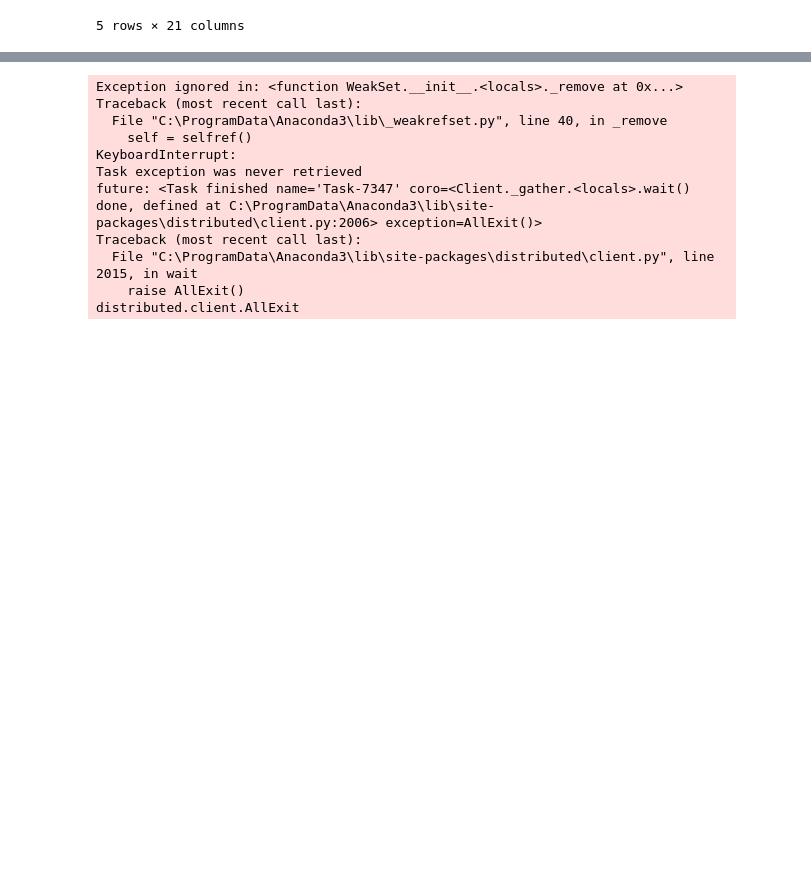
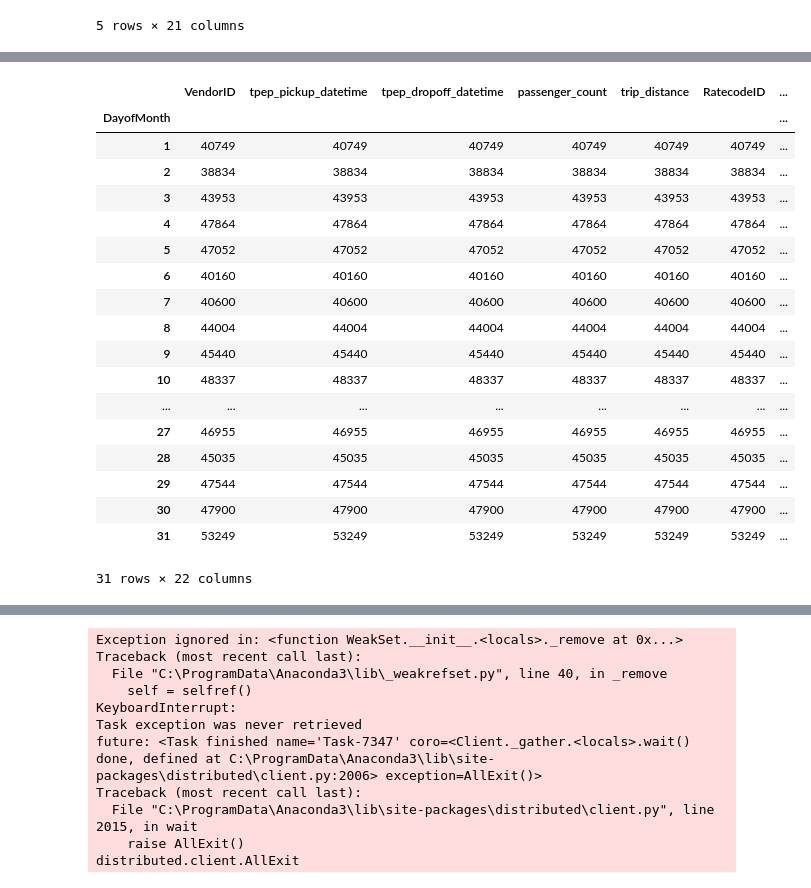
Before and after one commit to mlkimmins/scalingpythonml, a Jupyter notebook: dask/ch_4_duplicate_for_local.ipynb, the cells around one changed output, grey strips where cells are left out. Cells and saved outputs as stored; diff of their text form; code cells hidden in the pictures; blank space fills up the shorter version.

```diff
--- a/dask/ch_4_duplicate_for_local.ipynb
+++ b/dask/ch_4_duplicate_for_local.ipynb
@@ -270,3 +281,7 @@ test = test.categorize("VendorID")
+# %%
+test = test.categorize("VendorID")
+test = test.categorize("passenger_count")
+test = test.categorize("store_and_fwd_flag")
 # %%
 vendor_train = dd.get_dummies(train, columns=["VendorID"], prefix='vi', prefix_sep='_')
 # %%
@@ -305,0 +333,25 @@ dow_test = dd.get_dummies(test, columns=['dayofweek'], prefix='dow', prefix_sep=
+# %%
+train['DayofMonth'] = train['tpep_pickup_datetime'].dt.day
+test['DayofMonth'] = test['tpep_pickup_datetime'].dt.day
+# %%
+test.groupby('DayofMonth').count().compute()
+# %% [output]
+|  | VendorID | tpep_pickup_datetime | tpep_dropoff_datetime | passenger_count | trip_distance | RatecodeID | ... |
+| DayofMonth |  |  |  |  |  |  | ... |
+| 1 | 40749 | 40749 | 40749 | 40749 | 40749 | 40749 | ... |
+| 2 | 38834 | 38834 | 38834 | 38834 | 38834 | 38834 | ... |
+| 3 | 43953 | 43953 | 43953 | 43953 | 43953 | 43953 | ... |
+| 4 | 47864 | 47864 | 47864 | 47864 | 47864 | 47864 | ... |
+| 5 | 47052 | 47052 | 47052 | 47052 | 47052 | 47052 | ... |
+| 6 | 40160 | 40160 | 40160 | 40160 | 40160 | 40160 | ... |
+| 7 | 40600 | 40600 | 40600 | 40600 | 40600 | 40600 | ... |
+| 8 | 44004 | 44004 | 44004 | 44004 | 44004 | 44004 | ... |
+| 9 | 45440 | 45440 | 45440 | 45440 | 45440 | 45440 | ... |
+| 10 | 48337 | 48337 | 48337 | 48337 | 48337 | 48337 | ... |
+| ... | ... | ... | ... | ... | ... | ... | ... |
+| 27 | 46955 | 46955 | 46955 | 46955 | 46955 | 46955 | ... |
+| 28 | 45035 | 45035 | 45035 | 45035 | 45035 | 45035 | ... |
+| 29 | 47544 | 47544 | 47544 | 47544 | 47544 | 47544 | ... |
+| 30 | 47900 | 47900 | 47900 | 47900 | 47900 | 47900 | ... |
+| 31 | 53249 | 53249 | 53249 | 53249 | 53249 | 53249 | ... |
+31 rows × 22 columns
```
Also changed, not shown: parts of 35 cells of this notebook.
